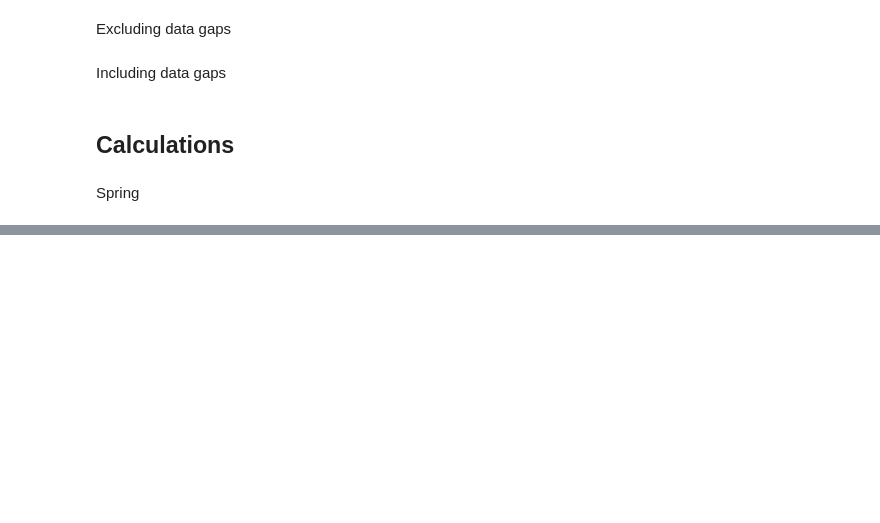
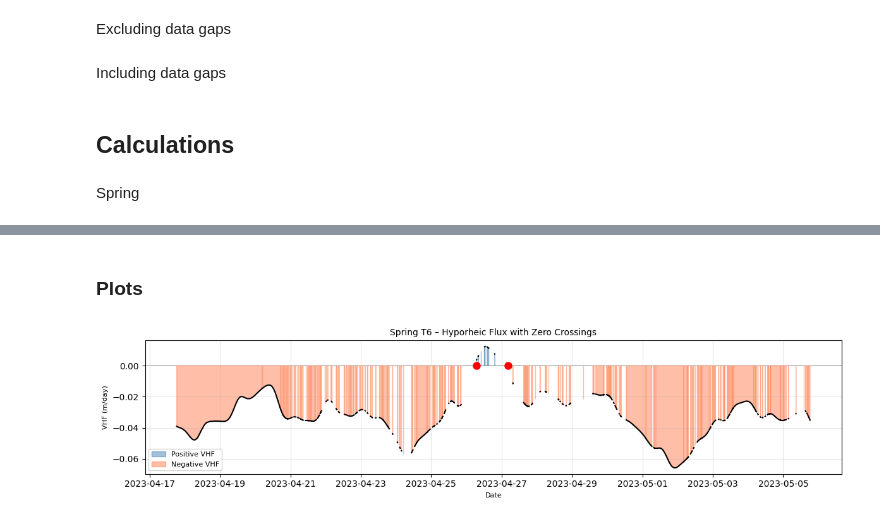
Before and after one commit to nicole-hucke/sediment_trap_paper, a Jupyter notebook: data/hyporheic_fluxes/VHF_variability_analysis/HF_variability_metrics.ipynb, the cells around one changed output, grey strips where cells are left out. Saved outputs shown, nothing was run; the diff lists cells and outputs as text; code cells hidden in the pictures; blank space fills up the shorter version.

```diff
--- a/data/hyporheic_fluxes/VHF_variability_analysis/HF_variability_metrics.ipynb
+++ b/data/hyporheic_fluxes/VHF_variability_analysis/HF_variability_metrics.ipynb
@@ -116,6 +130,23 @@ def zero_crossing_count_inc(series, max_gap):
 # %%
 spring = pd.read_csv("../spring_HF.csv", parse_dates=["Date"], index_col="Date")
 summer = pd.read_csv("../summer_HF.csv", parse_dates=["Date"], index_col="Date")
+exceedance_hf = pd.read_csv("hf_during_exceedance_periods.csv", parse_dates=["Date"], index_col="Date")
+probe_names = ["T1", "T2", "T3", "T5", "T6", "T7", "T8"]
+
+# convert to m/day
+for probe in  probe_names:
+    spring[probe] = spring[probe] * 86400
+    summer[probe] = summer[probe] * 86400
+    exceedance_hf[probe] = exceedance_hf[probe] * 86400
+# %%
+# get date ranges from spring and summer dataframes
+spring_start = spring.index.min()
+spring_end = spring.index.max()
+summer_start = summer.index.min()
+summer_end = summer.index.max()
+# filter exceedance_hf by these date ranges
+exceedance_spring = exceedance_hf[(exceedance_hf.index >= spring_start) & (exceedance_hf.index <= spring_end)]
+exceedance_summer = exceedance_hf[(exceedance_hf.index >= summer_start) & (exceedance_hf.index <= summer_end)]
 # %% [markdown]
 Spring
 # %%
@@ -125,0 +251,44 @@ for probe in ["T1", "T2", "T3", "T5", "T6", "T7", "T8"]:
+# %% [markdown]
+### Plots
+# %%
+max_gap = pd.Timedelta("5min")  # define data gap
+s = exceedance_spring["T6"].dropna().sort_index()
+positive_color = 'steelblue'
+negative_color = 'coral'
+
+# insert NaNs at gaps to break line plotting
+dt = s.index.to_series().diff()
+s_plot = s.copy()
+s_plot[dt > max_gap] = np.nan
+# zero crossings (gap-bridged)
+s_zc = s[s != 0]
+signs = np.sign(s_zc.values)
+crossings = signs[:-1] * signs[1:] < 0
+crossing_indices = np.where(crossings)[0] + 1
+
+# figure
+fig, ax = plt.subplots(figsize=(12, 3))
+ax.plot(s_plot.index, s_plot.values, 'k-', linewidth=1.5, label='VHF', zorder=2) # time series (no connections across gaps)
+# area filling (vectorized)
+ax.fill_between(s_plot.index, 0, s_plot.values, where=(s_plot.values > 0), interpolate=True, color=positive_color, alpha=0.5, zorder=1) # positive
+ax.fill_between(s_plot.index, 0, s_plot.values, where=(s_plot.values < 0), interpolate=True, color=negative_color, alpha=0.5,zorder=1) # negative
+
+# mark zero crossings
+for idx in crossing_indices:
+    if idx < len(s_zc):
+        ax.plot( s_zc.index[idx], 0, 'o', color='red', markersize=8, zorder=3, label='Zero crossing' if idx == crossing_indices[0] else None)
+
+ax.axhline(0, color='k', linewidth=0.5, zorder=0)
+ax.set_xlabel('Date', fontsize=8)
+ax.set_ylabel('VHF (m/day)', fontsize=8)
+ax.set_title('Spring T6 – Hyporheic Flux with Zero Crossings', fontsize=10)
+ax.grid(True, alpha=0.3)
+
+positive_patch = mpatches.Patch(color=positive_color, alpha=0.5, label='Positive VHF')
+negative_patch = mpatches.Patch(color=negative_color, alpha=0.5, label='Negative VHF')
+ax.legend(handles=[positive_patch, negative_patch], loc='best', fontsize=8)
+
+plt.tight_layout()
+plt.show()
+# %% [output]
+[figure, added]
```
Also changed, not shown: parts of 16 cells of this notebook, 6 other files.
